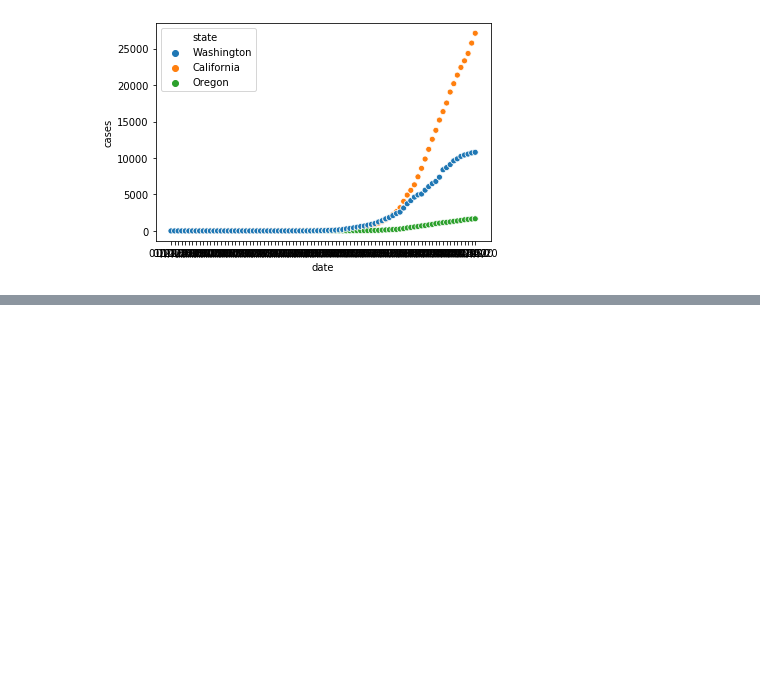
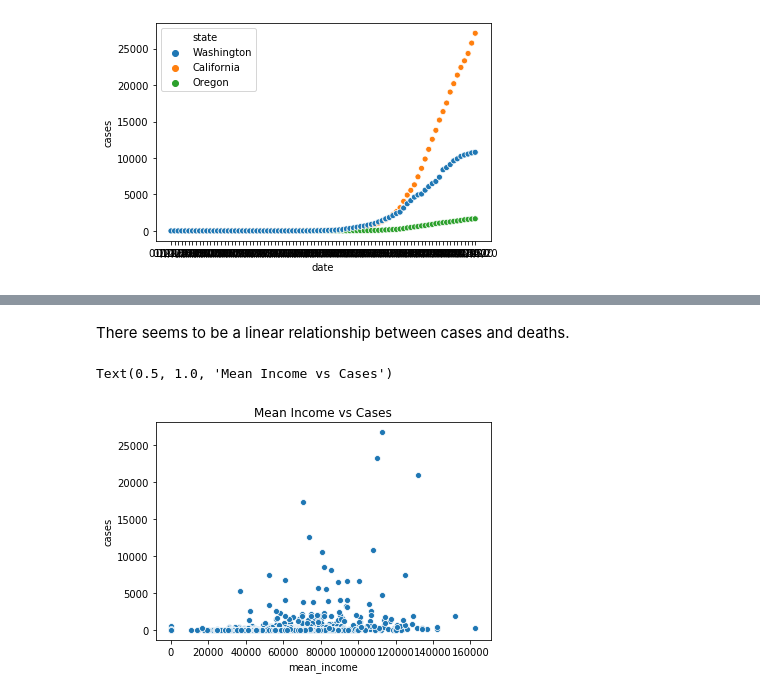
Before and after one commit to CSJohnLee/COVID19_Project, a Jupyter notebook: covid_eda_nusaputra.ipynb, the cells around one changed output, grey strips where cells are left out. Drawn from its saved outputs; the diff is of its cells as text; code cells hidden in the pictures; blank space fills up the shorter version.

```diff
--- a/covid_eda_nusaputra.ipynb
+++ b/covid_eda_nusaputra.ipynb
@@ -46,0 +136,10 @@ final_df.head()
+# %% [markdown]
+There seems to be a linear relationship between cases and deaths.
+# %%
+# Mean income by cases graph
+ax = sns.scatterplot(x='mean_income', y='cases', data=max_date)
+plt.xlabel('mean_income')
+plt.title('Mean Income vs Cases')
+# %% [output]
+Text(0.5, 1.0, 'Mean Income vs Cases')
+[figure, added]
```
Also changed, not shown: parts of 20 cells of this notebook.
